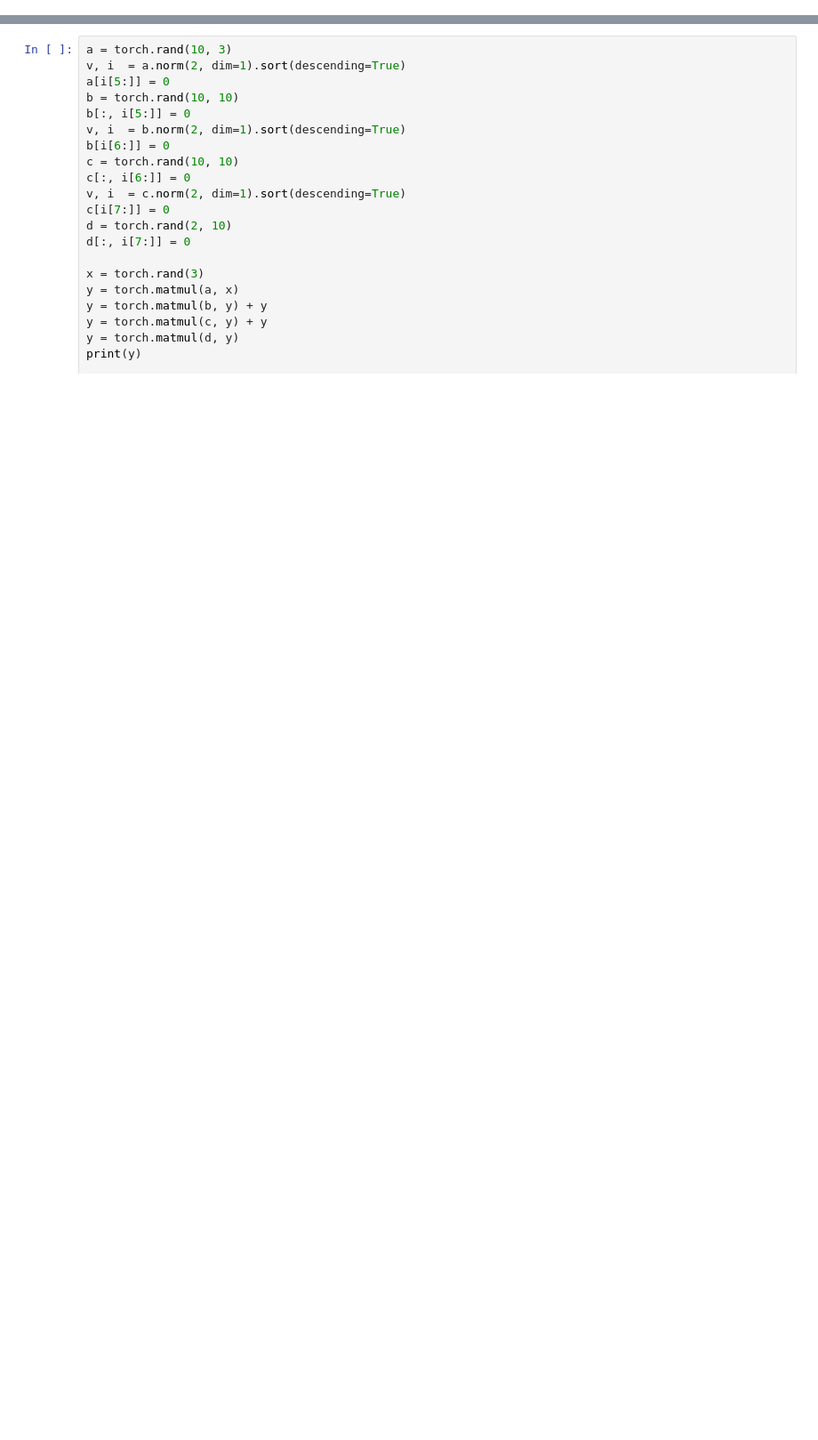
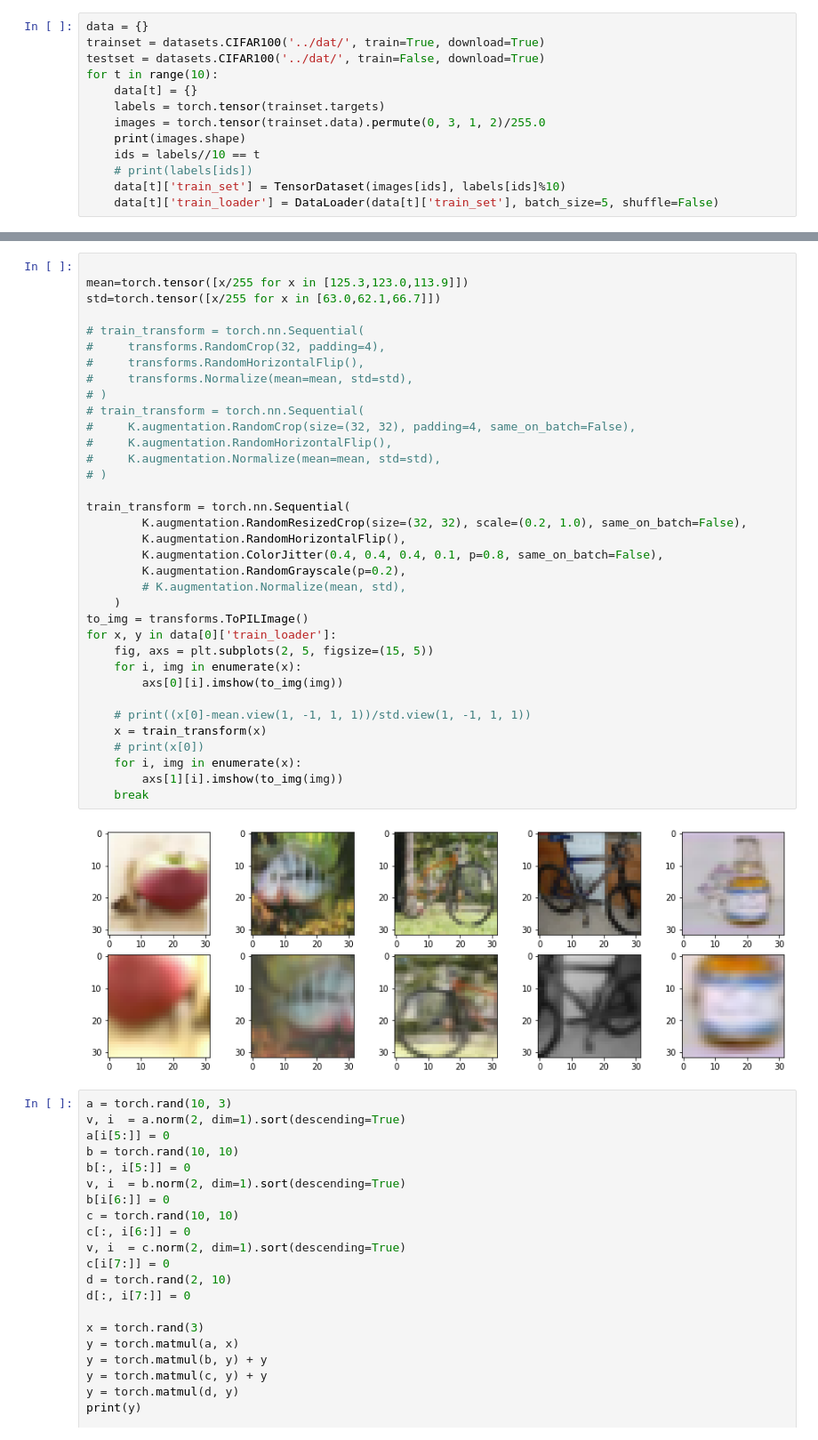
Before and after one commit to NguyenTriQuan/SCCL, a Jupyter notebook: approaches/test.ipynb, the cells around one changed output, grey strips where cells are left out. Shown at 89% size. Saved outputs shown, nothing was run; the diff lists cells and outputs as text; blank space fills up the shorter version.

```diff
--- a/approaches/test.ipynb
+++ b/approaches/test.ipynb
@@ -12,0 +53,13 @@ device = 'cuda'
+# %%
+data = {}
+trainset = datasets.CIFAR100('../dat/', train=True, download=True)
+testset = datasets.CIFAR100('../dat/', train=False, download=True)
+for t in range(10):
+    data[t] = {}
+    labels = torch.tensor(trainset.targets)
+    images = torch.tensor(trainset.data).permute(0, 3, 1, 2)/255.0
+    print(images.shape)
+    ids = labels//10 == t
+    # print(labels[ids])
+    data[t]['train_set'] = TensorDataset(images[ids], labels[ids]%10)
+    data[t]['train_loader'] = DataLoader(data[t]['train_set'], batch_size=5, shuffle=False)
@@ -13,3 +79,40 @@ device = 'cuda'
+# %%
+
+mean=torch.tensor([x/255 for x in [125.3,123.0,113.9]])
+std=torch.tensor([x/255 for x in [63.0,62.1,66.7]])
+
+# train_transform = torch.nn.Sequential(
+#     transforms.RandomCrop(32, padding=4),
+#     transforms.RandomHorizontalFlip(),
+#     transforms.Normalize(mean=mean, std=std),
+# )
+# train_transform = torch.nn.Sequential(
+#     K.augmentation.RandomCrop(size=(32, 32), padding=4, same_on_batch=False),
+#     K.augmentation.RandomHorizontalFlip(),
+#     K.augmentation.Normalize(mean=mean, std=std),
+# )
+
+train_transform = torch.nn.Sequential(
+        K.augmentation.RandomResizedCrop(size=(32, 32), scale=(0.2, 1.0), same_on_batch=False),
+        K.augmentation.RandomHorizontalFlip(),
+        K.augmentation.ColorJitter(0.4, 0.4, 0.4, 0.1, p=0.8, same_on_batch=False),
+        K.augmentation.RandomGrayscale(p=0.2),
+        # K.augmentation.Normalize(mean, std),
+    )
+to_img = transforms.ToPILImage()
+for x, y in data[0]['train_loader']:
+    fig, axs = plt.subplots(2, 5, figsize=(15, 5))
+    for i, img in enumerate(x):
+        axs[0][i].imshow(to_img(img))
+
+    # print((x[0]-mean.view(1, -1, 1, 1))/std.view(1, -1, 1, 1))
+    x = train_transform(x)
+    # print(x[0])
+    for i, img in enumerate(x):
+        axs[1][i].imshow(to_img(img))
+    break
+# %% [output]
+[figure, added]
 # %%
 a = torch.rand(10, 3)
 v, i  = a.norm(2, dim=1).sort(descending=True)
```
Also changed, not shown: parts of 4 cells of this notebook, 15 other files.
